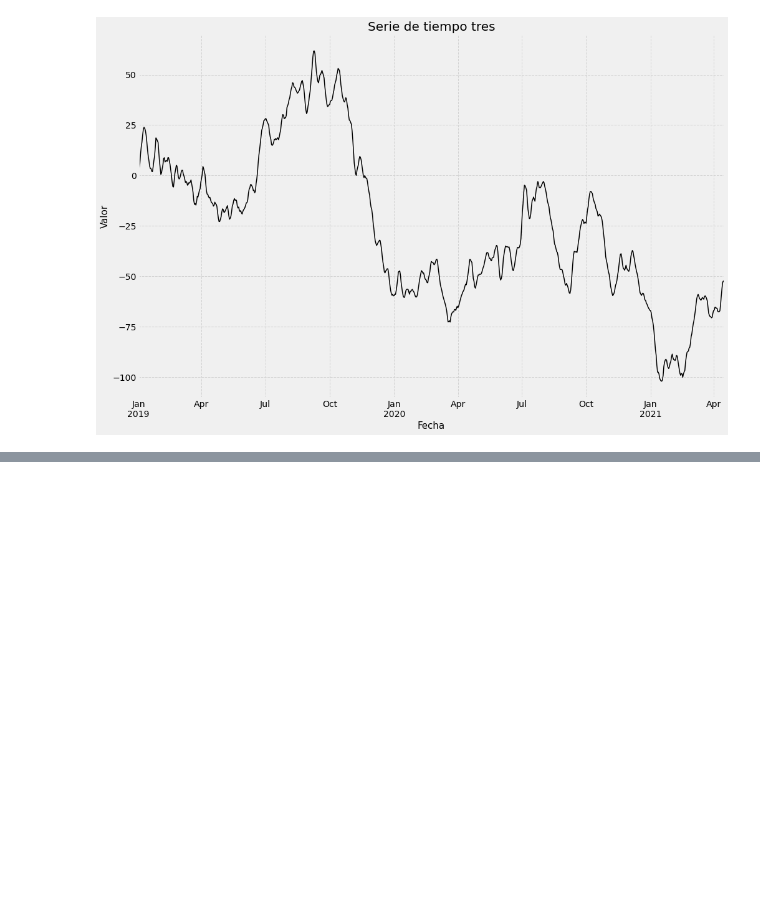
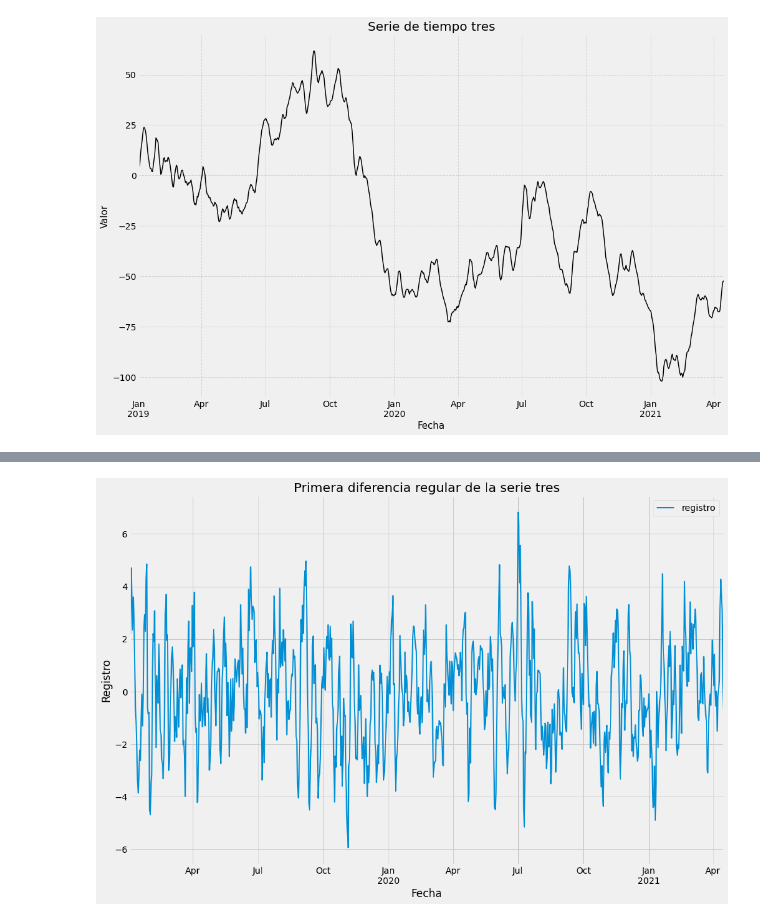
Before and after one commit to scuartasr/ST_P2, a Jupyter notebook: Cuadernos/P2_ST_CuartasCuartas_Simon.ipynb, the cells around one changed output, grey strips where cells are left out. Saved outputs shown, nothing was run; the diff lists cells and outputs as text; code cells hidden in the pictures; blank space fills up the shorter version.

```diff
--- a/Cuadernos/P2_ST_CuartasCuartas_Simon.ipynb
+++ b/Cuadernos/P2_ST_CuartasCuartas_Simon.ipynb
@@ -1232,0 +1267,8 @@ with plt.rc_context():
+# %%
+st3.diff().dropna().plot(figsize = (15, 10), linewidth = 2)
+plt.title("Primera diferencia regular de la serie tres")
+plt.xlabel("Fecha")
+plt.ylabel("Registro")
+plt.show()
+# %% [output]
+[figure, added]
```
Also changed, not shown: parts of 97 cells of this notebook, 1 other file.
